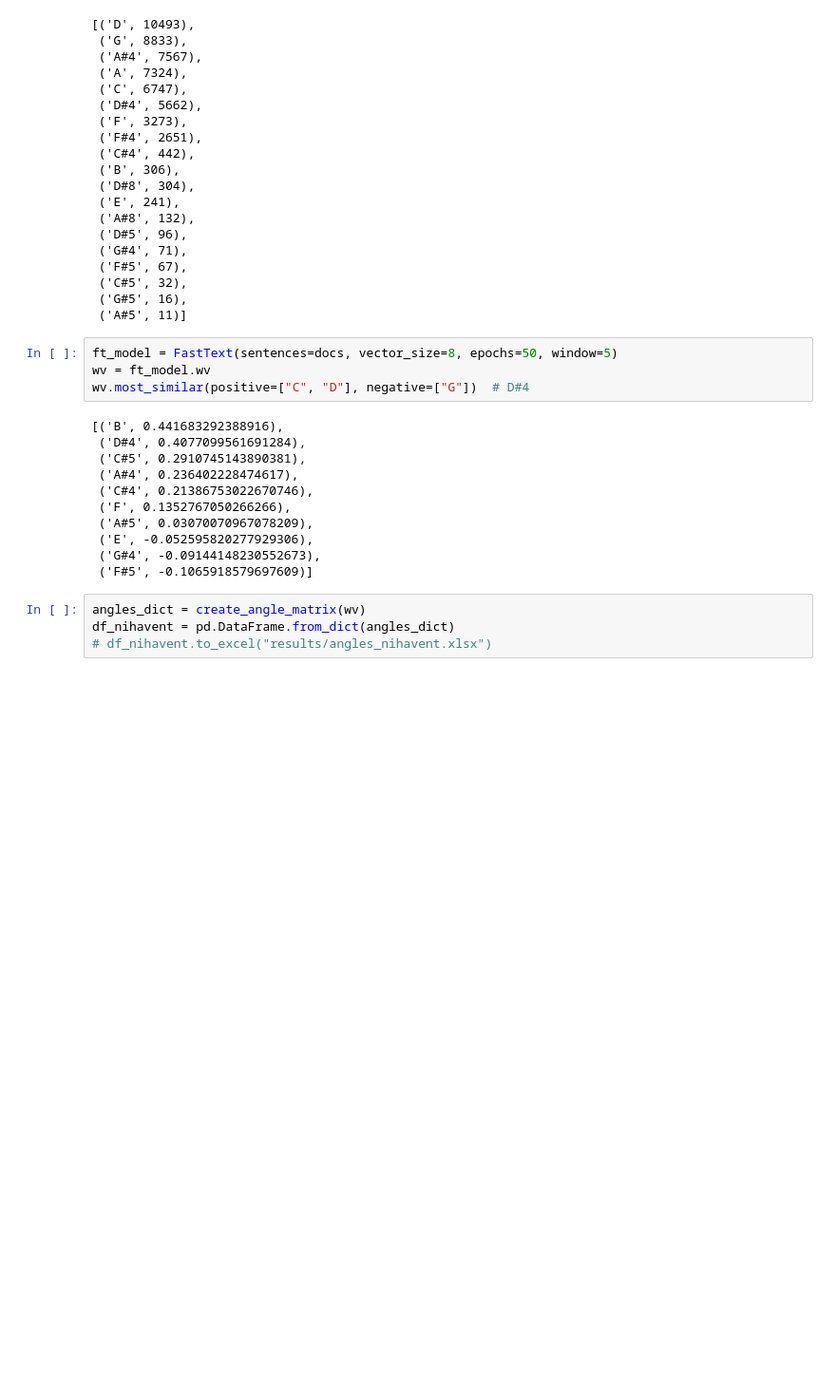
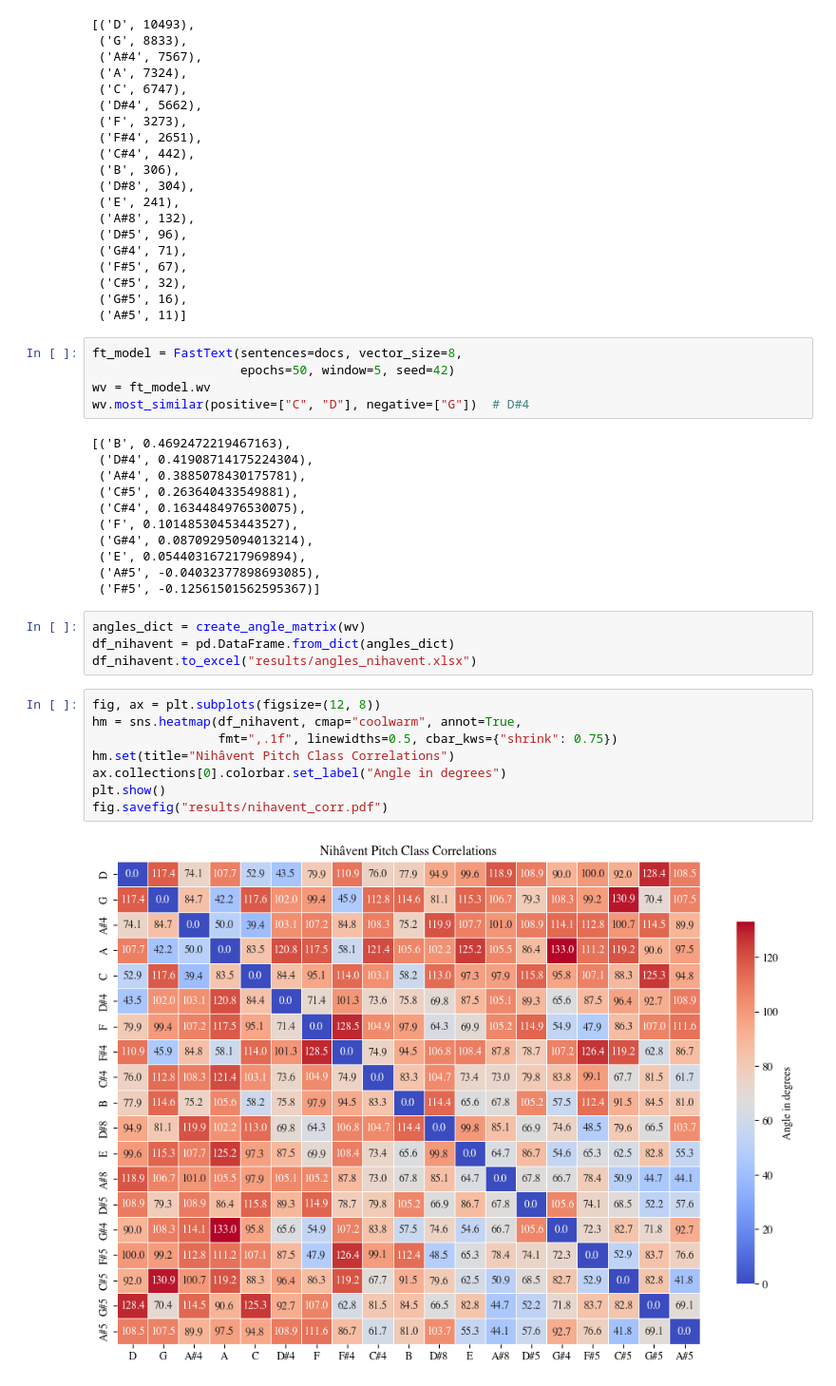
Before and after one commit to ihpar/musvec, a Jupyter notebook: nihavent.ipynb, the cells around one changed output. Shown at 95% size. Drawn from its saved outputs; the diff is of its cells as text; blank space fills up the shorter version.

Commit message:
adds correlation to nihavent pc

```diff
--- a/nihavent.ipynb
+++ b/nihavent.ipynb
@@ -34,21 +35,32 @@ counts.most_common()
  ('G#5', 16),
  ('A#5', 11)]
 # %%
-ft_model = FastText(sentences=docs, vector_size=8, epochs=50, window=5)
+ft_model = FastText(sentences=docs, vector_size=8,
+                    epochs=50, window=5, seed=42)
 wv = ft_model.wv
 wv.most_similar(positive=["C", "D"], negative=["G"])  # D#4
 # %% [output]
-[('B', 0.441683292388916),
- ('D#4', 0.4077099561691284),
- ('C#5', 0.2910745143890381),
- ('A#4', 0.236402228474617),
- ('C#4', 0.21386753022670746),
- ('F', 0.1352767050266266),
- ('A#5', 0.03070070967078209),
- ('E', -0.052595820277929306),
- ('G#4', -0.09144148230552673),
- ('F#5', -0.1065918579697609)]
+[('B', 0.4692472219467163),
+ ('D#4', 0.41908714175224304),
+ ('A#4', 0.3885078430175781),
+ ('C#5', 0.263640433549881),
+ ('C#4', 0.1634484976530075),
+ ('F', 0.10148530453443527),
+ ('G#4', 0.08709295094013214),
+ ('E', 0.054403167217969894),
+ ('A#5', -0.04032377898693085),
+ ('F#5', -0.12561501562595367)]
 # %%
 angles_dict = create_angle_matrix(wv)
 df_nihavent = pd.DataFrame.from_dict(angles_dict)
-# df_nihavent.to_excel("results/angles_nihavent.xlsx")
+df_nihavent.to_excel("results/angles_nihavent.xlsx")
+# %%
+fig, ax = plt.subplots(figsize=(12, 8))
+hm = sns.heatmap(df_nihavent, cmap="coolwarm", annot=True,
+                 fmt=",.1f", linewidths=0.5, cbar_kws={"shrink": 0.75})
+hm.set(title="Nihâvent Pitch Class Correlations")
+ax.collections[0].colorbar.set_label("Angle in degrees")
+plt.show()
+fig.savefig("results/nihavent_corr.pdf")
+# %% [output]
+[figure, added]
```
Also changed, not shown: parts of 1 cell of this notebook, 3 other files.
